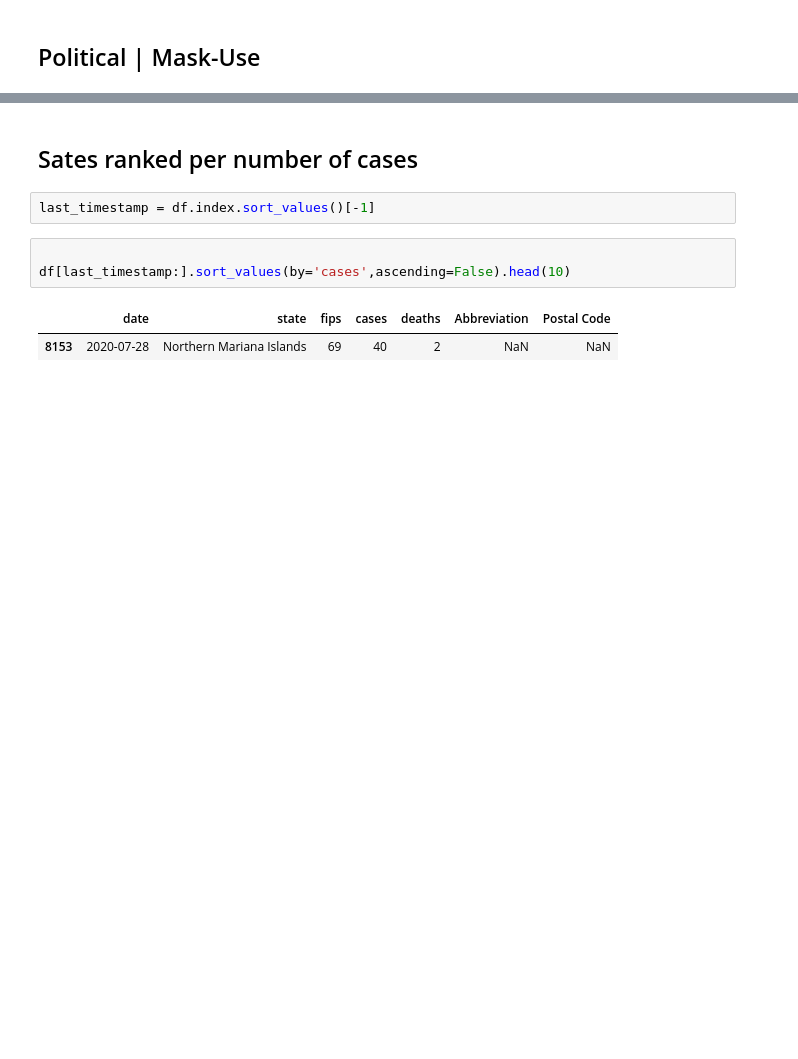
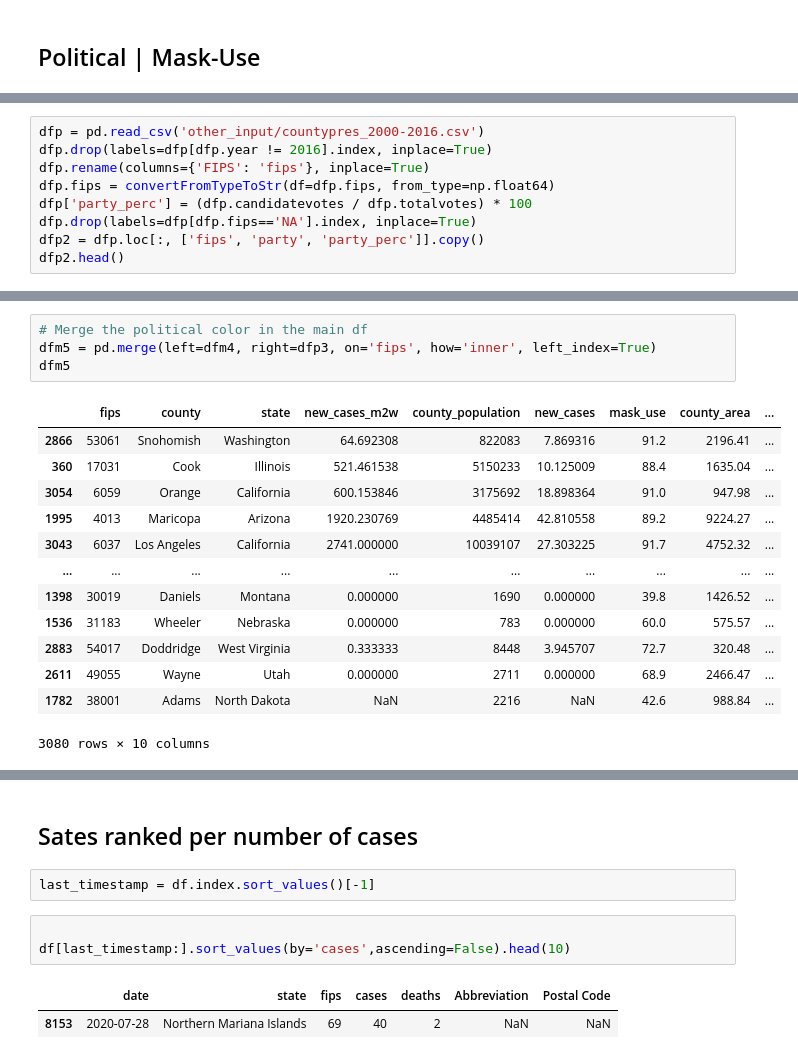
Before and after one commit to mtlberri/covid-19-data, a Jupyter notebook: covid-study.ipynb, the cells around one changed output, grey strips where cells are left out. Saved outputs shown, nothing was run; the diff lists cells and outputs as text; blank space fills up the shorter version.

```diff
--- a/covid-study.ipynb
+++ b/covid-study.ipynb
@@ -492,0 +500,9 @@ People from lower density counties tend to be more distributed along the spectru
+# %%
+dfp = pd.read_csv('other_input/countypres_2000-2016.csv')
+dfp.drop(labels=dfp[dfp.year != 2016].index, inplace=True)
+dfp.rename(columns={'FIPS': 'fips'}, inplace=True)
+dfp.fips = convertFromTypeToStr(df=dfp.fips, from_type=np.float64)
+dfp['party_perc'] = (dfp.candidatevotes / dfp.totalvotes) * 100
+dfp.drop(labels=dfp[dfp.fips=='NA'].index, inplace=True)
+dfp2 = dfp.loc[:, ['fips', 'party', 'party_perc']].copy()
+dfp2.head()
@@ -492,0 +552,18 @@ People from lower density counties tend to be more distributed along the spectru
+# %%
+# Merge the political color in the main df
+dfm5 = pd.merge(left=dfm4, right=dfp3, on='fips', how='inner', left_index=True)
+dfm5
+# %% [output]
+|  | fips | county | state | new_cases_m2w | county_population | new_cases | mask_use | county_area | ... |
+| 2866 | 53061 | Snohomish | Washington | 64.692308 | 822083 | 7.869316 | 91.2 | 2196.41 | ... |
+| 360 | 17031 | Cook | Illinois | 521.461538 | 5150233 | 10.125009 | 88.4 | 1635.04 | ... |
+| 3054 | 6059 | Orange | California | 600.153846 | 3175692 | 18.898364 | 91.0 | 947.98 | ... |
+| 1995 | 4013 | Maricopa | Arizona | 1920.230769 | 4485414 | 42.810558 | 89.2 | 9224.27 | ... |
+| 3043 | 6037 | Los Angeles | California | 2741.000000 | 10039107 | 27.303225 | 91.7 | 4752.32 | ... |
+| ... | ... | ... | ... | ... | ... | ... | ... | ... | ... |
+| 1398 | 30019 | Daniels | Montana | 0.000000 | 1690 | 0.000000 | 39.8 | 1426.52 | ... |
+| 1536 | 31183 | Wheeler | Nebraska | 0.000000 | 783 | 0.000000 | 60.0 | 575.57 | ... |
+| 2883 | 54017 | Doddridge | West Virginia | 0.333333 | 8448 | 3.945707 | 72.7 | 320.48 | ... |
+| 2611 | 49055 | Wayne | Utah | 0.000000 | 2711 | 0.000000 | 68.9 | 2466.47 | ... |
+| 1782 | 38001 | Adams | North Dakota | NaN | 2216 | NaN | 42.6 | 988.84 | ... |
+3080 rows × 10 columns
```
Also changed, not shown: parts of 12 cells of this notebook, 2 other files.
